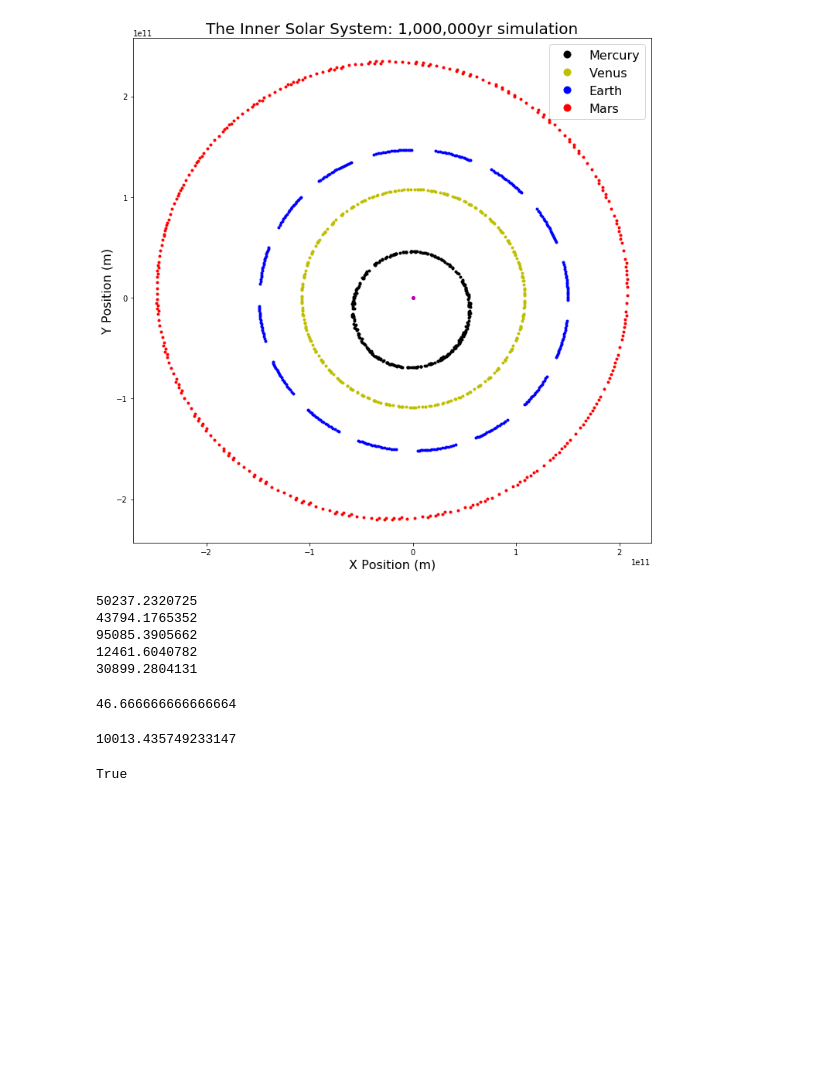
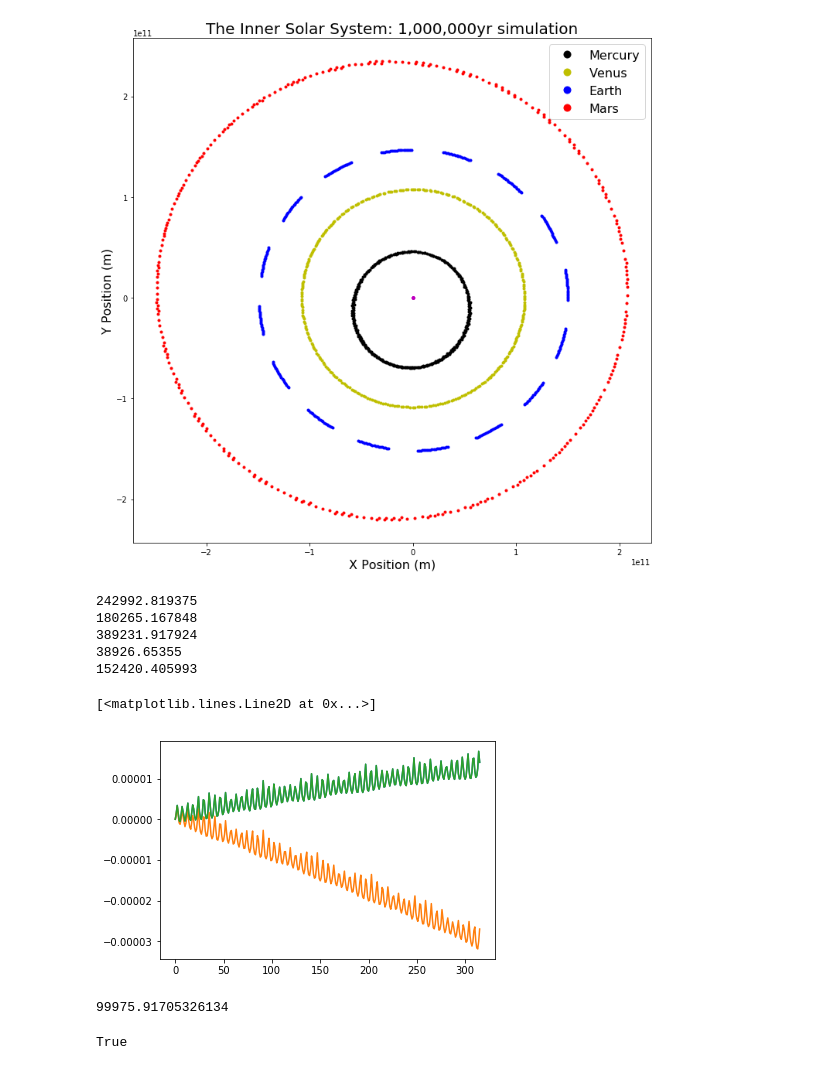
Before and after one commit to VirtualPlanetaryLaboratory/vplanet, a Jupyter notebook: examples/spinbody/Example1/SpiNBody_Plot.ipynb, the cells around one changed output. Saved outputs shown, nothing was run; the diff lists cells and outputs as text; code cells hidden in the pictures; blank space fills up the shorter version.

Commit message:
Angular Momentum tracking for SpiNBody

```diff
--- a/examples/spinbody/Example1/SpiNBody_Plot.ipynb
+++ b/examples/spinbody/Example1/SpiNBody_Plot.ipynb
@@ -5,7 +5,7 @@ import numpy as np
 import matplotlib.pyplot as plt
 
 Time, dt, X, Y, Z, Vx, Vy, Vz = np.loadtxt('SpiNBody.Earth.forward', unpack=True)
-sTime, sdt, sX, sY, sZ, sVx, sVy, sVz = np.loadtxt('SpiNBody.Star.forward', unpack=True)
+sTime, sdt, sX, sY, sZ, sVx, sVy, sVz, AngMom = np.loadtxt('SpiNBody.Star.forward', unpack=True)
 vTime, vdt, vX, vY, vZ, vVx, vVy, vVz = np.loadtxt('SpiNBody.Venus.forward', unpack=True)
 mTime, mdt, mX, mY, mZ, mVx, mVy, mVz = np.loadtxt('SpiNBody.Mars.forward', unpack=True)
 merTime, merdt, merX, merY, merZ, merVx, merVy, merVz = np.loadtxt('SpiNBody.Mercury.forward', unpack=True)
@@ -23,37 +23,41 @@ plt.ylabel("Y Position (m)", fontsize=16)
 plt.legend(["Mercury","Venus","Earth","Mars"],prop={'size':16}, markerscale=3)
 plt.savefig("Inner_Solar_System")
 # %% [output]
-[figure, old version]
+[figure, new version]
 # %%
 def FindTimeStep(X,Y,Z,Vx,Vy,Vz):
     Distance = np.sqrt(X**2+Y**2+Z**2)
     Velocity = np.sqrt(Vx**2+Vy**2+Vz**2)
-    return(np.mean(Distance)/np.mean(Velocity))
+    return(min(Distance/Velocity))
 
 TimeEarth = FindTimeStep(X,Y,Z,Vx,Vy,Vz)
 TimeSun   = FindTimeStep(sX,sY,sZ,sVx,sVy,sVz)
 TimeMars  = FindTimeStep(mX,mY,mZ,mVx,mVy,mVz)
 TimeMercury = FindTimeStep(merX,merY,merZ,merVx,merVy,merVz)
 TimeVenus = FindTimeStep(vX,vY,vZ,vVx,vVy,vVz)
-print(TimeEarth*0.01)
-print(TimeSun*0.01)
-print(TimeMars*0.01)
-print(TimeMercury*0.01)
-print(TimeVenus*0.01)
+print(TimeEarth*0.05)
+print(TimeSun*0.05)
+print(TimeMars*0.05)
+print(TimeMercury*0.05)
+print(TimeVenus*0.05)
 # %% [output]
-50237.2320725
-43794.1765352
-95085.3905662
-12461.6040782
-30899.2804131
+242992.819375
+180265.167848
+389231.917924
+38926.65355
+152420.405993
-# %%
-2800/60
-# %% [output]
-46.666666666666664
+# %%
+dEta005=(AngMom/AngMom[0]-1)
+plt.plot(dEta01)
+plt.plot(dEta05)
+plt.plot(dEta005)
+# %% [output]
+[<matplotlib.lines.Line2D at 0x...>]
+[figure, added]
 # %%
-max(Time)/3600/24/365.25
+3.155e12/(3600*24*365.25)
 # %% [output]
-10013.435749233147
+99975.91705326134
 # %%
 # %% [output]
 True
```
Also changed, not shown: 6 other files.
